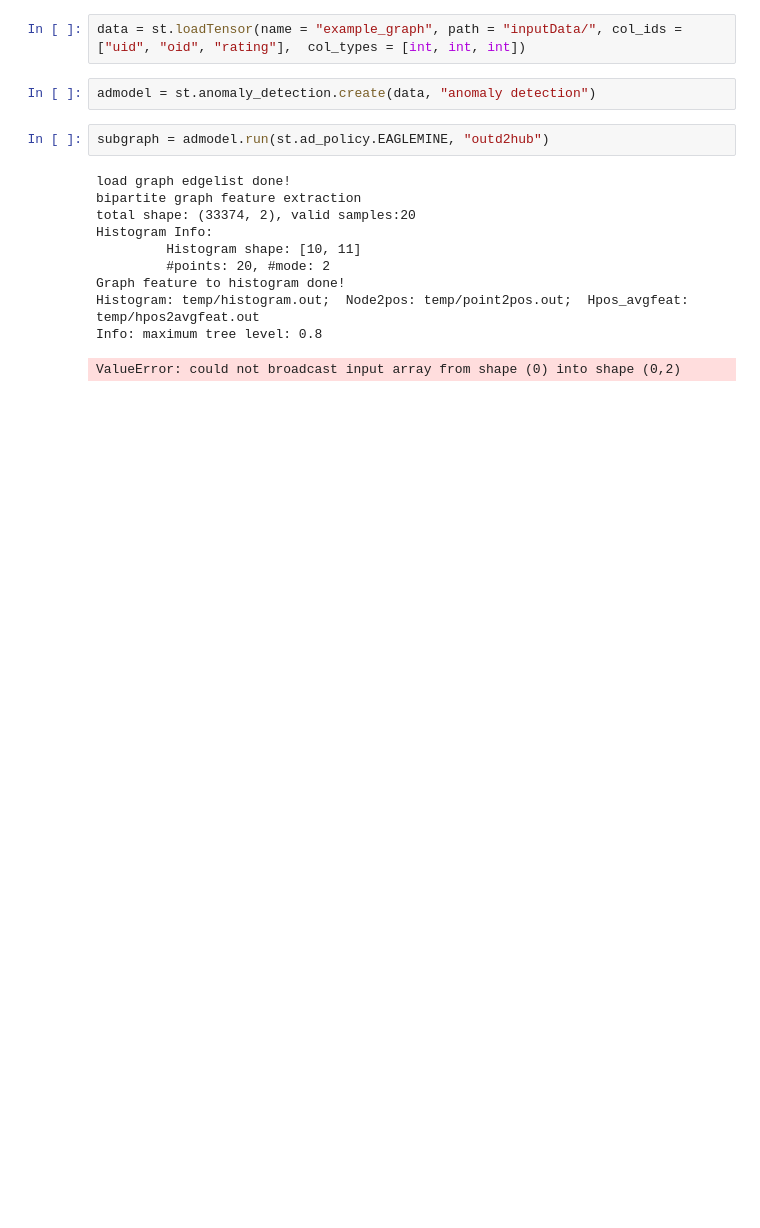
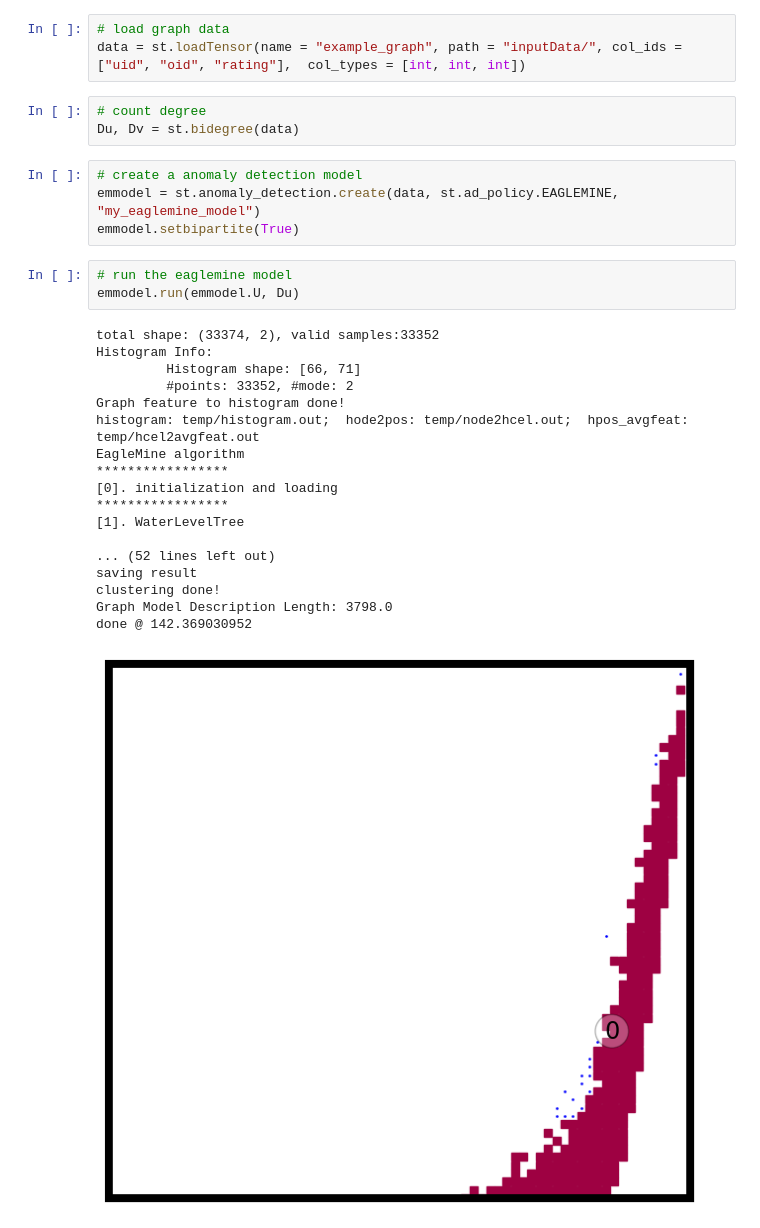
Before and after one commit to Skyorca/spartan2, a Jupyter notebook: demo/Eaglemine_demo.ipynb, the cells around one changed output. Cells and saved outputs as stored; diff of their text form; blank space fills up the shorter version.

Commit message:
implement eaglemine api

```diff
--- a/demo/Eaglemine_demo.ipynb
+++ b/demo/Eaglemine_demo.ipynb
@@ -6,18 +6,33 @@ import spartan as st
 st.config(st.engine.SINGLEMACHINE)
 # %%
+# load graph data
 data = st.loadTensor(name = "example_graph", path = "inputData/", col_ids = ["uid", "oid", "rating"],  col_types = [int, int, int])
-# %%
-admodel = st.anomaly_detection.create(data, "anomaly detection")
-# %%
-subgraph = admodel.run(st.ad_policy.EAGLEMINE, "outd2hub")
-# %% [output]
-load graph edgelist done!
-bipartite graph feature extraction
-total shape: (33374, 2), valid samples:20
-Histogram Info:
-         Histogram shape: [10, 11]
-         #points: 20, #mode: 2
-Graph feature to histogram done!
-Histogram: temp/histogram.out;  Node2pos: temp/point2pos.out;  Hpos_avgfeat: temp/hpos2avgfeat.out
-Info: maximum tree level: 0.8
-ValueError: could not broadcast input array from shape (0) into shape (0,2)
+# %%
+# count degree
+Du, Dv = st.bidegree(data)
+# %%
+# create a anomaly detection model
+emmodel = st.anomaly_detection.create(data, st.ad_policy.EAGLEMINE, "my_eaglemine_model")
+emmodel.setbipartite(True)
+# %%
+# run the eaglemine model
+emmodel.run(emmodel.U, Du)
+# %% [output]
+total shape: (33374, 2), valid samples:33352
+Histogram Info:
+         Histogram shape: [66, 71]
+         #points: 33352, #mode: 2
+Graph feature to histogram done!
+histogram: temp/histogram.out;  hode2pos: temp/node2hcel.out;  hpos_avgfeat: temp/hcel2avgfeat.out
+EagleMine algorithm
+*****************
+[0]. initialization and loading
+*****************
+[1]. WaterLevelTree
+
+... (52 lines left out)
+saving result
+clustering done!
+Graph Model Description Length: 3798.0
+done @ 142.369030952
+[figure, added]
```
Also changed, not shown: parts of 6 cells of this notebook, 44 other files.
